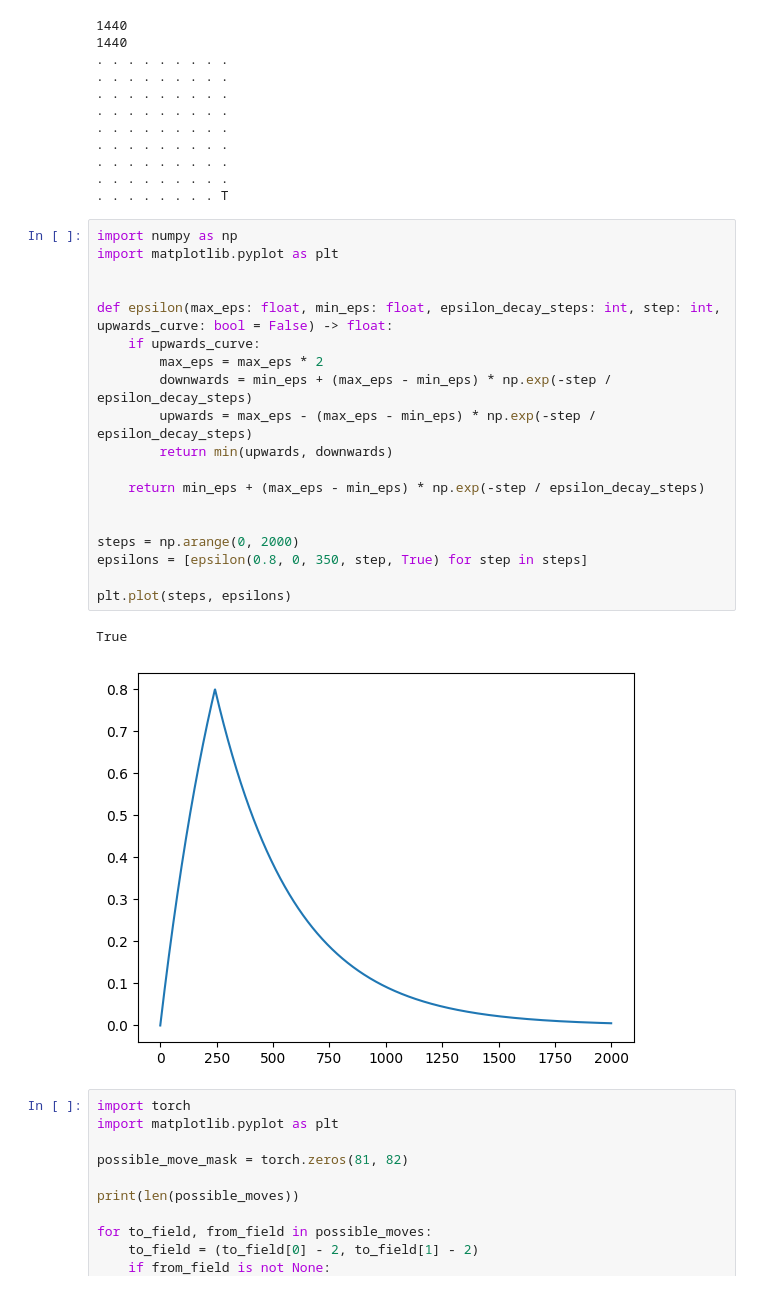
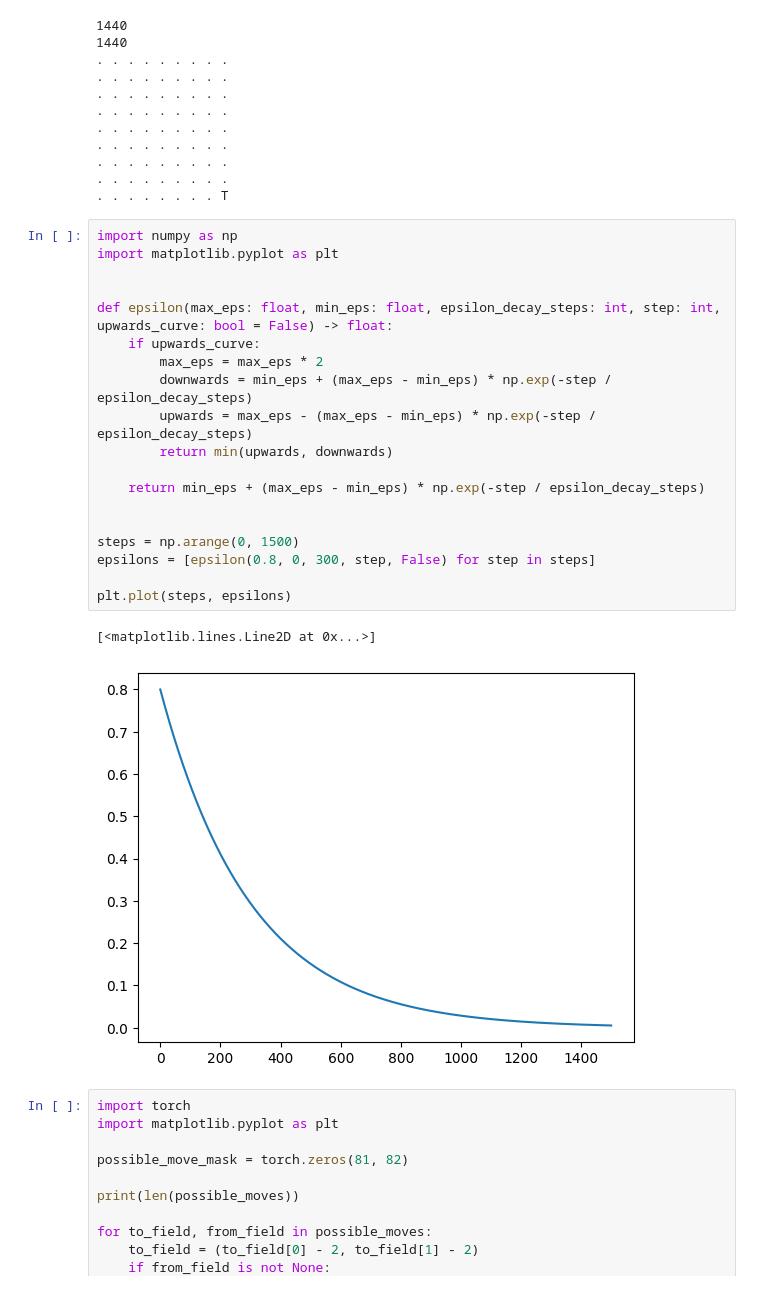
Before and after one commit to sszajbely/mike_rl, a Jupyter notebook: random_tests.ipynb, the cells around one changed output. Saved outputs shown, nothing was run; the diff lists cells and outputs as text.

```diff
--- a/random_tests.ipynb
+++ b/random_tests.ipynb
@@ -68,25 +68,25 @@ pickle.dump(possible_moves, open("possible_moves.pkl", "wb"))
 # %%
 import numpy as np
 import matplotlib.pyplot as plt
 
 
 def epsilon(max_eps: float, min_eps: float, epsilon_decay_steps: int, step: int, upwards_curve: bool = False) -> float:
     if upwards_curve:
         max_eps = max_eps * 2
         downwards = min_eps + (max_eps - min_eps) * np.exp(-step / epsilon_decay_steps)
         upwards = max_eps - (max_eps - min_eps) * np.exp(-step / epsilon_decay_steps)
         return min(upwards, downwards)
 
     return min_eps + (max_eps - min_eps) * np.exp(-step / epsilon_decay_steps)
 
 
-steps = np.arange(0, 2000)
-epsilons = [epsilon(0.8, 0, 350, step, True) for step in steps]
+steps = np.arange(0, 1500)
+epsilons = [epsilon(0.8, 0, 300, step, False) for step in steps]
 
 plt.plot(steps, epsilons)
 # %% [output]
-True
+[<matplotlib.lines.Line2D at 0x...>]
-[figure, old version]
+[figure, new version]
 # %%
 import torch
 import matplotlib.pyplot as plt
```
Also changed, not shown: 19 other files.
